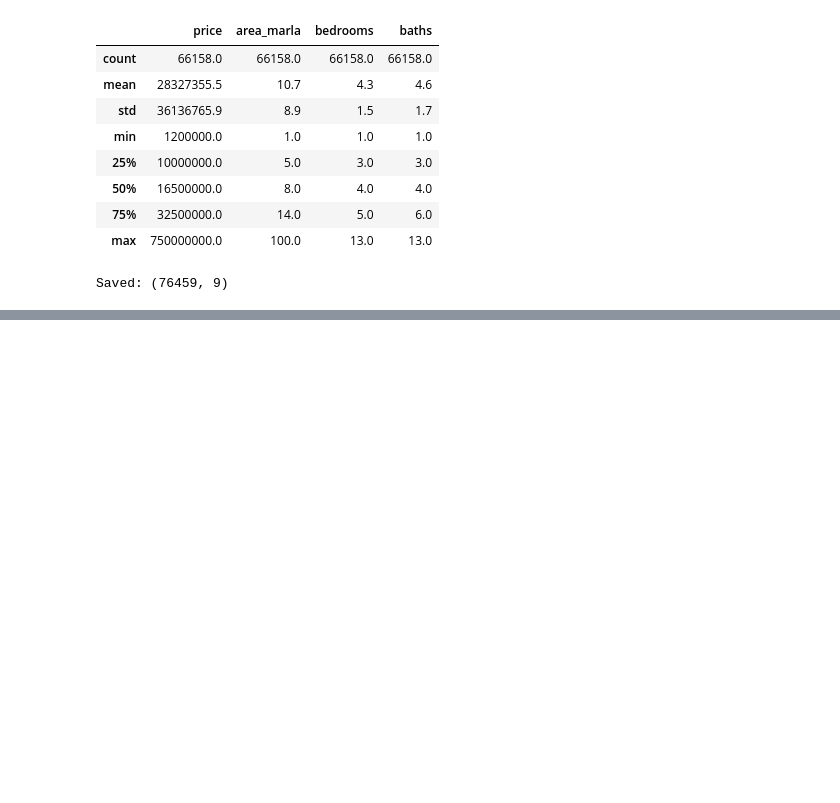
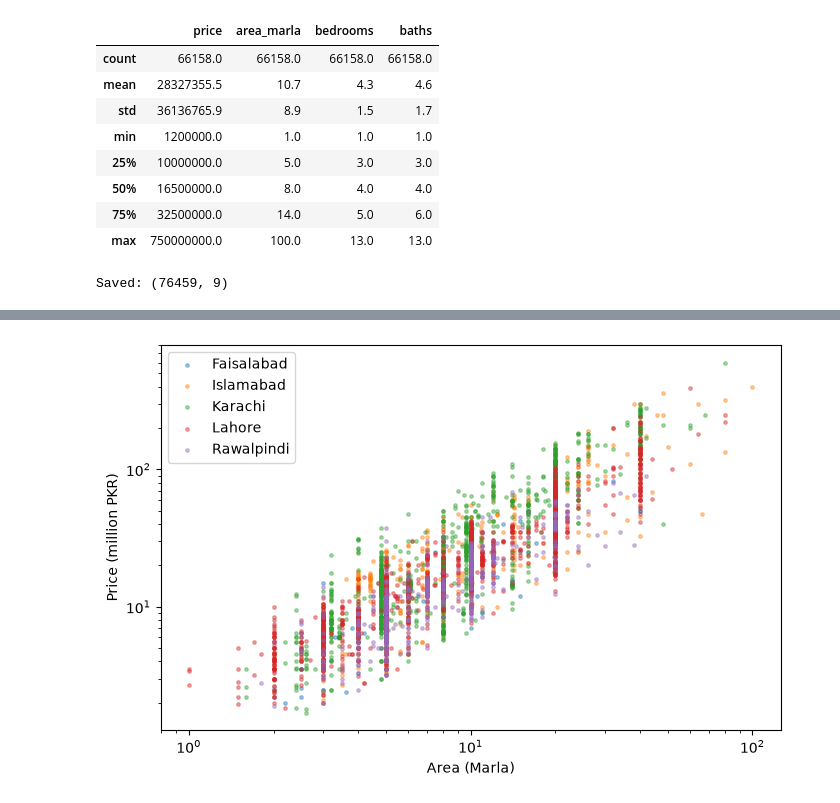
Before and after one commit to ahmedgill2005/zameen-price-predictor, a Jupyter notebook: notebooks/01_exploration.ipynb, the cells around one changed output, grey strips where cells are left out. Cells and saved outputs as stored; diff of their text form; code cells hidden in the pictures; blank space fills up the shorter version.

```diff
--- a/notebooks/01_exploration.ipynb
+++ b/notebooks/01_exploration.ipynb
@@ -190,0 +206,10 @@ Saved: (76459, 9)
+# %%
+s = houses.sample(5000, random_state=1)
+fig, ax = plt.subplots(figsize=(8, 5))
+for c, g in s.groupby("city"):
+    ax.scatter(g["area_marla"], g["price"] / 1e6, s=6, alpha=0.4, label=c)
+ax.set_xscale("log"); ax.set_yscale("log")
+ax.set_xlabel("Area (Marla)"); ax.set_ylabel("Price (million PKR)")
+ax.legend(); plt.show()
+# %% [output]
+[figure, added]
```
Also changed, not shown: parts of 4 cells of this notebook.
